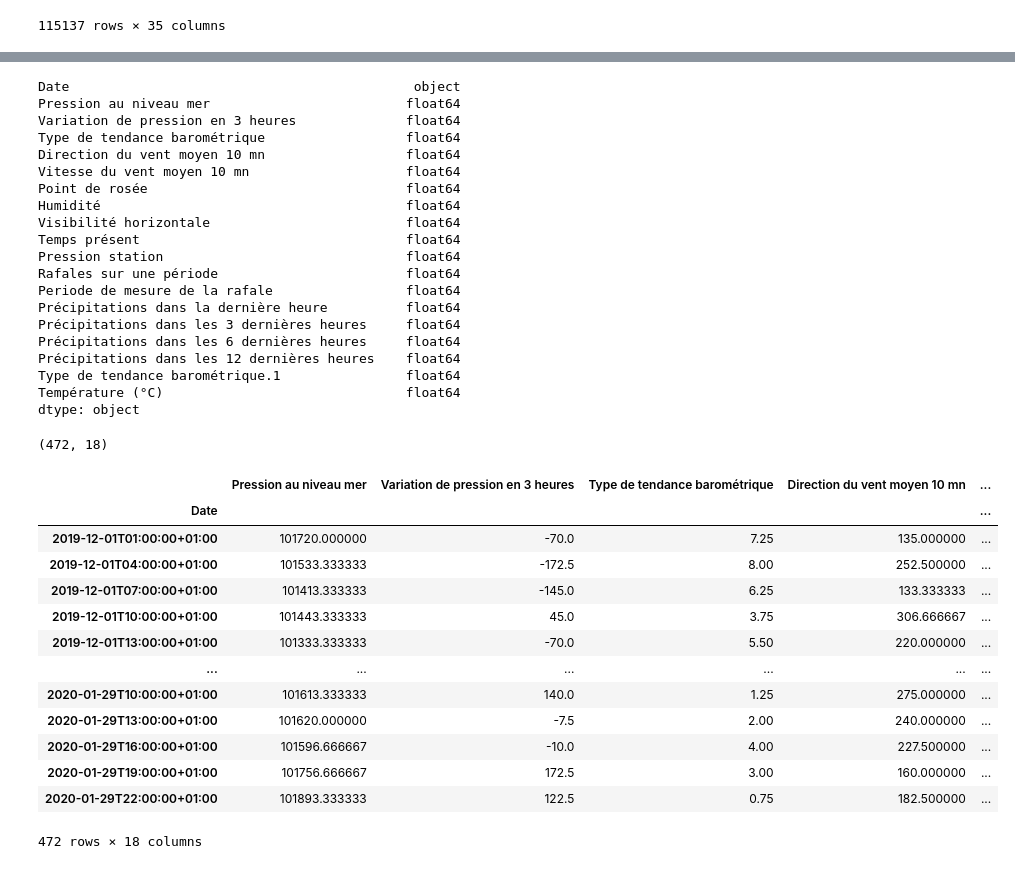
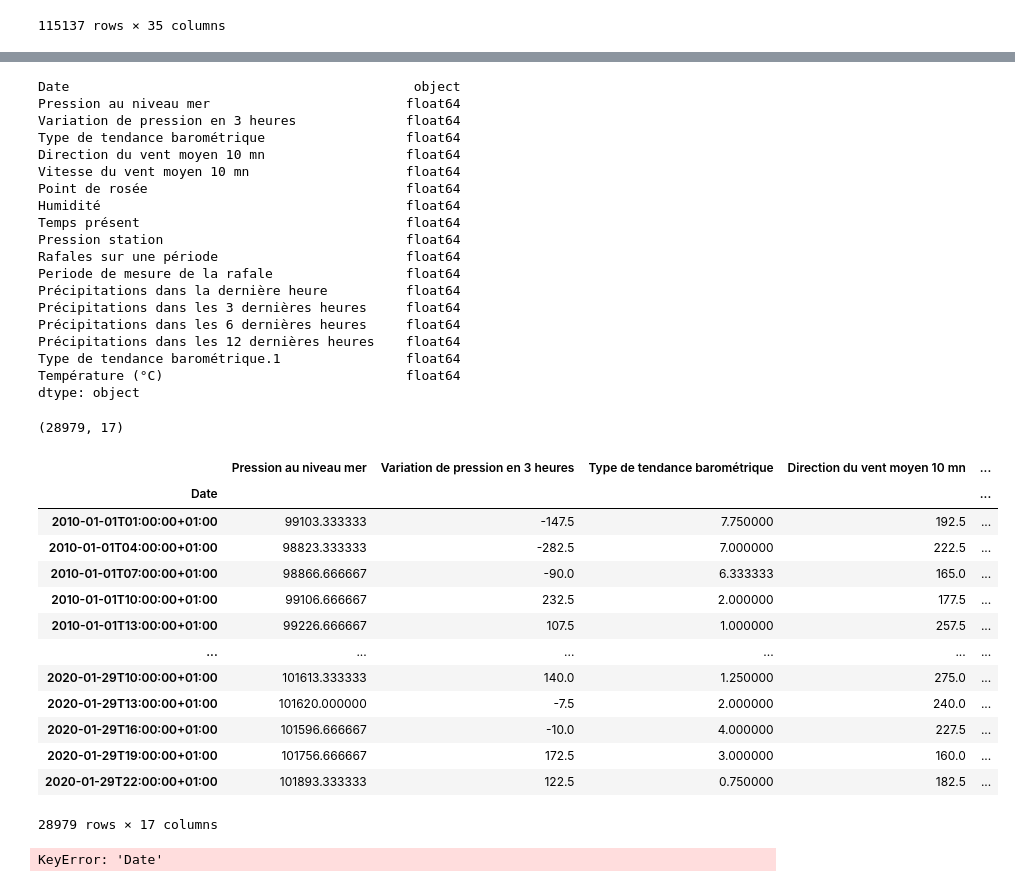
Before and after one commit to NicolasLacroix/data-representation, a Jupyter notebook: notebooks/meteorology.ipynb, the cells around one changed output, grey strips where cells are left out. Drawn from its saved outputs; the diff is of its cells as text; code cells hidden in the pictures.

Commit message:
add improvement to consumption.ipynb and meteorology.ipynb

```diff
--- a/notebooks/meteorology.ipynb
+++ b/notebooks/meteorology.ipynb
@@ -24,7 +26,7 @@ from datetime import datetime, date
 # downloading data for the SUD region
 data_link = "../datasets/meteorologie/donnees-synop-essentielles-omm-paca.csv"
 # data_link = "https://public.opendatasoft.com/explore/dataset/donnees-synop-essentielles-omm/download/?format=csv&refine.nom_reg=Provence-Alpes-C%C3%B4te+d%27Azur&timezone=Europe/Berlin&use_labels_for_header=true&csv_separator=%3B"
-data = pd.read_csv(data_link, delimiter=';', parse_dates=True)
+data = pd.read_csv(data_link, delimiter=';', encoding='utf_8', parse_dates=True)
 print(data.shape)
 data.head()
 # %% [output]
@@ -109,7 +111,6 @@ Direction du vent moyen 10 mn                  float64
 Vitesse du vent moyen 10 mn                    float64
 Point de rosée                                 float64
 Humidité                                       float64
-Visibilité horizontale                         float64
 Temps présent                                  float64
 Pression station                               float64
 Rafales sur une période                        float64
@@ -123,23 +124,34 @@ Température (°C)                               float64
 dtype: object
 # %%
 # group rows by Date and applying the mean operation
-data = data.groupby(['Date']).mean()
-data = data.loc['2019-12-01':]
+data = data.groupby(['Date'], as_index=False).agg(np.mean)
+#data = data.groupby(['Date']).agg(np.mean)
+#data = data.loc['2019-12-01':]
 print(data.shape)
 data
 # %% [output]
-(472, 18)
+(28979, 17)
 |  | Pression au niveau mer | Variation de pression en 3 heures | Type de tendance barométrique | Direction du vent moyen 10 mn | ... |
 | Date |  |  |  |  | ... |
-| 2019-12-01T01:00:00+01:00 | 101720.000000 | -70.0 | 7.25 | 135.000000 | ... |
-| 2019-12-01T04:00:00+01:00 | 101533.333333 | -172.5 | 8.00 | 252.500000 | ... |
-| 2019-12-01T07:00:00+01:00 | 101413.333333 | -145.0 | 6.25 | 133.333333 | ... |
-| 2019-12-01T10:00:00+01:00 | 101443.333333 | 45.0 | 3.75 | 306.666667 | ... |
-| 2019-12-01T13:00:00+01:00 | 101333.333333 | -70.0 | 5.50 | 220.000000 | ... |
+| 2010-01-01T01:00:00+01:00 | 99103.333333 | -147.5 | 7.750000 | 192.5 | ... |
+| 2010-01-01T04:00:00+01:00 | 98823.333333 | -282.5 | 7.000000 | 222.5 | ... |
+| 2010-01-01T07:00:00+01:00 | 98866.666667 | -90.0 | 6.333333 | 165.0 | ... |
+| 2010-01-01T10:00:00+01:00 | 99106.666667 | 232.5 | 2.000000 | 177.5 | ... |
+| 2010-01-01T13:00:00+01:00 | 99226.666667 | 107.5 | 1.000000 | 257.5 | ... |
 | ... | ... | ... | ... | ... | ... |
-| 2020-01-29T10:00:00+01:00 | 101613.333333 | 140.0 | 1.25 | 275.000000 | ... |
-| 2020-01-29T13:00:00+01:00 | 101620.000000 | -7.5 | 2.00 | 240.000000 | ... |
-| 2020-01-29T16:00:00+01:00 | 101596.666667 | -10.0 | 4.00 | 227.500000 | ... |
-| 2020-01-29T19:00:00+01:00 | 101756.666667 | 172.5 | 3.00 | 160.000000 | ... |
-| 2020-01-29T22:00:00+01:00 | 101893.333333 | 122.5 | 0.75 | 182.500000 | ... |
+| 2020-01-29T10:00:00+01:00 | 101613.333333 | 140.0 | 1.250000 | 275.0 | ... |
+| 2020-01-29T13:00:00+01:00 | 101620.000000 | -7.5 | 2.000000 | 240.0 | ... |
+| 2020-01-29T16:00:00+01:00 | 101596.666667 | -10.0 | 4.000000 | 227.5 | ... |
+| 2020-01-29T19:00:00+01:00 | 101756.666667 | 172.5 | 3.000000 | 160.0 | ... |
+| 2020-01-29T22:00:00+01:00 | 101893.333333 | 122.5 | 0.750000 | 182.5 | ... |
-472 rows × 18 columns
+28979 rows × 17 columns
+# %%
+# adding custom dates columns
+# to match the consumption dataset
+data.insert(loc=1, column='Date - Heure', value=pd.to_datetime(data['Date']))
+data['Date'] = pd.to_datetime(data['Date - Heure'], format='%Y-%m-%dT%H:%M:%S', utc=True).dt.date
+data.insert(loc=1, column='Heure', value=pd.to_datetime(data['Date - Heure'], format='%Y-%m-%dT%H:%M:%S', utc=True).dt.time)
+# print(data.loc['2019-12-01'])
+data
+# %% [output]
+KeyError: 'Date'
```
Also changed, not shown: parts of 4 cells of this notebook, 1 other file.
